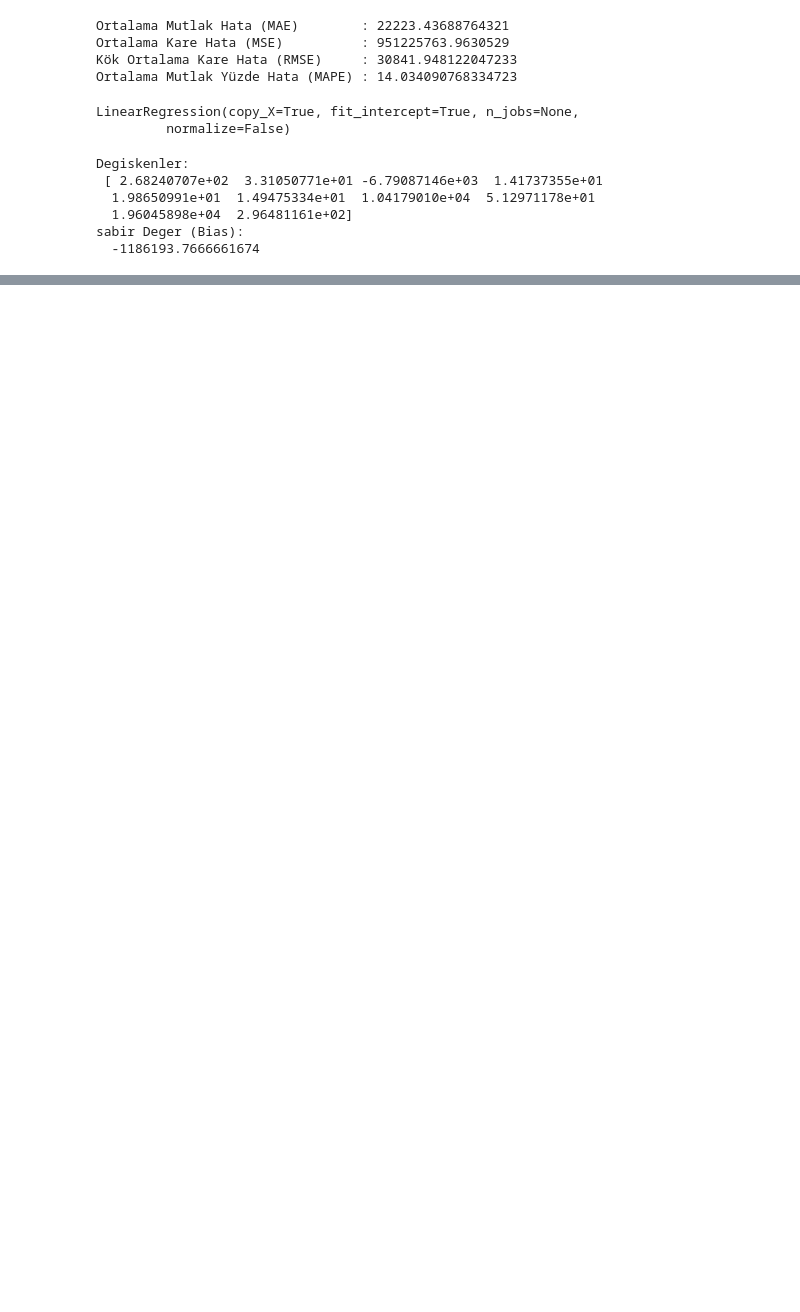
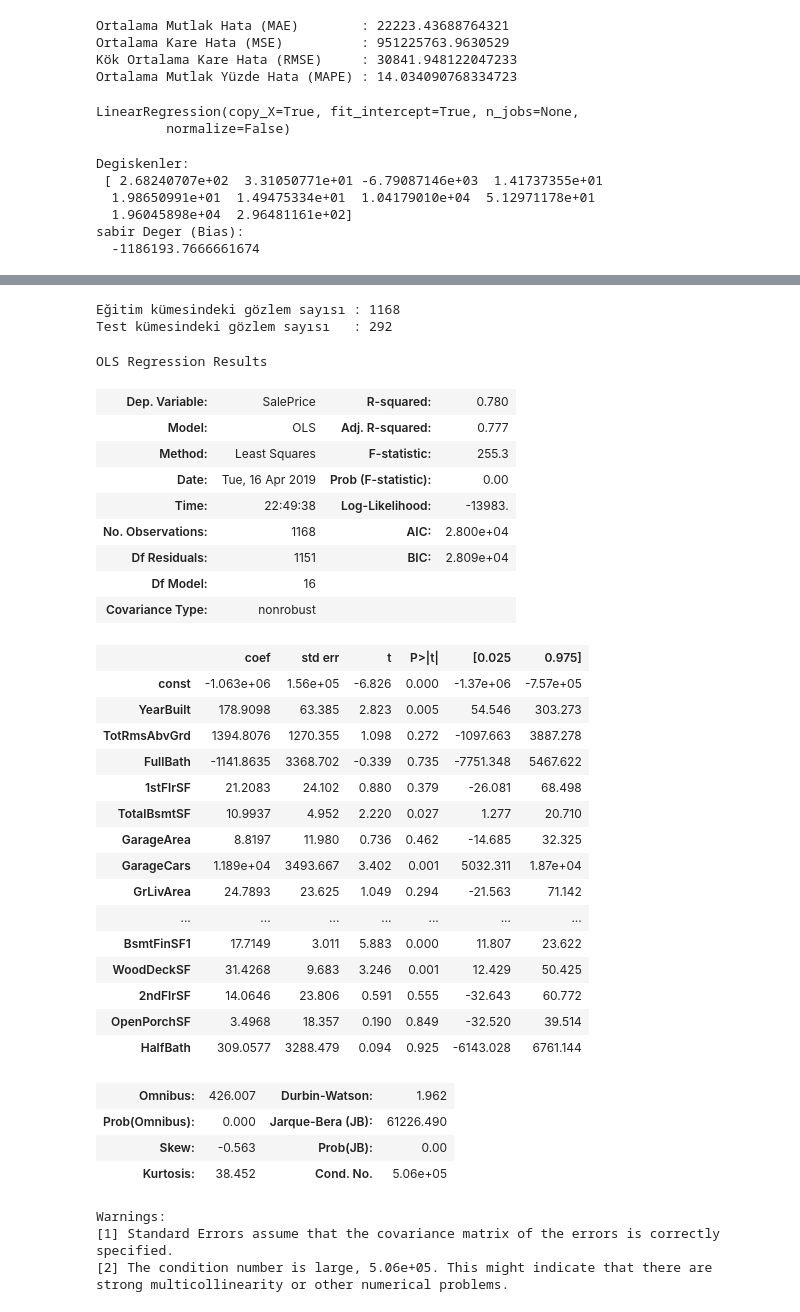
Before and after one commit to EceDolen/Bootcamp_-Bolum_6, a Jupyter notebook: Regresyon_Odev_6.ipynb, the cells around one changed output, grey strips where cells are left out. Saved outputs shown, nothing was run; the diff lists cells and outputs as text; code cells hidden in the pictures; blank space fills up the shorter version.

```diff
--- a/Regresyon_Odev_6.ipynb
+++ b/Regresyon_Odev_6.ipynb
@@ -160,0 +169,49 @@ strong multicollinearity or other numerical problems.
+# %%
+X2_train, X2_test, y2_train, y2_test = train_test_split(X2, Y2, test_size = 0.2, random_state = 500)
+
+print("Eğitim kümesindeki gözlem sayısı : {}".format(X2_train.shape[0]))
+print("Test kümesindeki gözlem sayısı   : {}".format(X2_test.shape[0]))
+# %% [output]
+Eğitim kümesindeki gözlem sayısı : 1168
+Test kümesindeki gözlem sayısı   : 292
+# %%
+X2_train = sm.add_constant(X2_train)
+
+sonuclar = sm.OLS(y2_train, X2_train).fit()
+
+sonuclar.summary()
+# %% [output]
+OLS Regression Results
+| Dep. Variable: | SalePrice | R-squared: | 0.780 |
+| Model: | OLS | Adj. R-squared: | 0.777 |
+| Method: | Least Squares | F-statistic: | 255.3 |
+| Date: | Tue, 16 Apr 2019 | Prob (F-statistic): | 0.00 |
+| Time: | 22:49:38 | Log-Likelihood: | -13983. |
+| No. Observations: | 1168 | AIC: | 2.800e+04 |
+| Df Residuals: | 1151 | BIC: | 2.809e+04 |
+| Df Model: | 16 |  |  |
+| Covariance Type: | nonrobust |  |  |
+|  | coef | std err | t | P>|t| | [0.025 | 0.975] |
+| const | -1.063e+06 | 1.56e+05 | -6.826 | 0.000 | -1.37e+06 | -7.57e+05 |
+| YearBuilt | 178.9098 | 63.385 | 2.823 | 0.005 | 54.546 | 303.273 |
+| TotRmsAbvGrd | 1394.8076 | 1270.355 | 1.098 | 0.272 | -1097.663 | 3887.278 |
+| FullBath | -1141.8635 | 3368.702 | -0.339 | 0.735 | -7751.348 | 5467.622 |
+| 1stFlrSF | 21.2083 | 24.102 | 0.880 | 0.379 | -26.081 | 68.498 |
+| TotalBsmtSF | 10.9937 | 4.952 | 2.220 | 0.027 | 1.277 | 20.710 |
+| GarageArea | 8.8197 | 11.980 | 0.736 | 0.462 | -14.685 | 32.325 |
+| GarageCars | 1.189e+04 | 3493.667 | 3.402 | 0.001 | 5032.311 | 1.87e+04 |
+| GrLivArea | 24.7893 | 23.625 | 1.049 | 0.294 | -21.563 | 71.142 |
+| ... | ... | ... | ... | ... | ... | ... |
+| BsmtFinSF1 | 17.7149 | 3.011 | 5.883 | 0.000 | 11.807 | 23.622 |
+| WoodDeckSF | 31.4268 | 9.683 | 3.246 | 0.001 | 12.429 | 50.425 |
+| 2ndFlrSF | 14.0646 | 23.806 | 0.591 | 0.555 | -32.643 | 60.772 |
+| OpenPorchSF | 3.4968 | 18.357 | 0.190 | 0.849 | -32.520 | 39.514 |
+| HalfBath | 309.0577 | 3288.479 | 0.094 | 0.925 | -6143.028 | 6761.144 |
+| Omnibus: | 426.007 | Durbin-Watson: | 1.962 |
+| Prob(Omnibus): | 0.000 | Jarque-Bera (JB): | 61226.490 |
+| Skew: | -0.563 | Prob(JB): | 0.00 |
+| Kurtosis: | 38.452 | Cond. No. | 5.06e+05 |
+Warnings:
+[1] Standard Errors assume that the covariance matrix of the errors is correctly specified.
+[2] The condition number is large, 5.06e+05. This might indicate that there are
+strong multicollinearity or other numerical problems.
```
Also changed, not shown: parts of 9 cells of this notebook.
